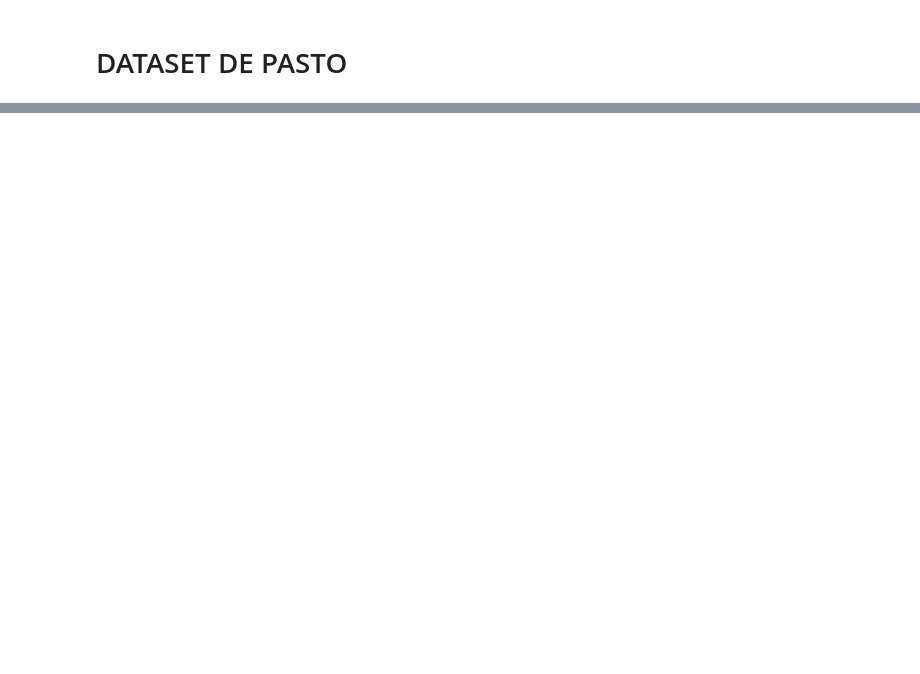
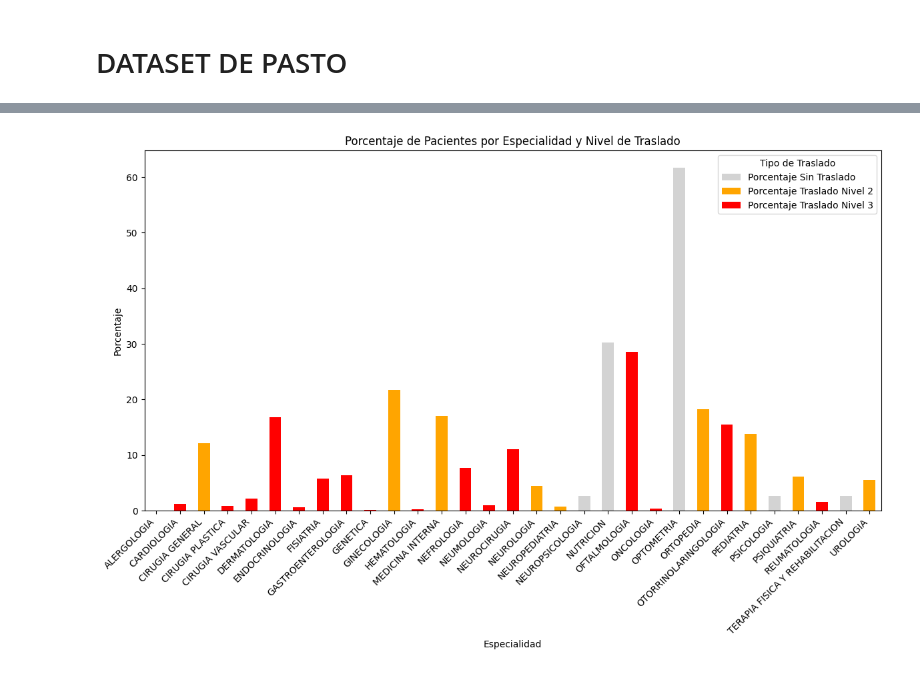
Before and after one commit to aisaza609/Interoperabilidad_Historias_clinicas, a Jupyter notebook: Analisis_Decriptivo_de_Traslados_en_los_Hospitales.ipynb, the cells around one changed output, grey strips where cells are left out. Saved outputs shown, nothing was run; the diff lists cells and outputs as text; code cells hidden in the pictures; blank space fills up the shorter version.

```diff
--- a/Analisis_Decriptivo_de_Traslados_en_los_Hospitales.ipynb
+++ b/Analisis_Decriptivo_de_Traslados_en_los_Hospitales.ipynb
@@ -407,20 +602,42 @@ print(traslados_por_especialidad)
-# %%
-import pandas as pd
-
-# Calcular el total de pacientes por especialidad
-traslados_por_especialidad_total = df_pasto.groupby('Objeto_Remision').size()
-traslados_por_especialidad = df_pasto.groupby(['Objeto_Remision', 'Traslado']).size().unstack(fill_value=0)
-
-# Calcular los porcentajes de traslados por especialidad
-traslados_por_especialidad['Total Pacientes'] = traslados_por_especialidad_total
-traslados_por_especialidad['Porcentaje Sin Traslado'] = (traslados_por_especialidad[0] / traslados_por_especialidad['Total Pacientes']) * 100
-traslados_por_especialidad['Porcentaje Traslado Nivel 2'] = (traslados_por_especialidad[1] / traslados_por_especialidad['Total Pacientes']) * 100
-traslados_por_especialidad['Porcentaje Traslado Nivel 3'] = (traslados_por_especialidad[2] / traslados_por_especialidad['Total Pacientes']) * 100
-
-# Seleccionar y organizar las columnas relevantes para la tabla final
-tabla_traslados = traslados_por_especialidad[['Total Pacientes', 'Porcentaje Sin Traslado', 'Porcentaje Traslado Nivel 2', 'Porcentaje Traslado Nivel 3']]
-tabla_traslados.reset_index(inplace=True)
-
-# Mostrar la tabla final
-print("Tabla de Porcentajes de Traslados por Especialidad:")
-print(tabla_traslados)
+# %%
+import matplotlib.pyplot as plt
+
+# Calculamos el total de pacientes en cada categoría de traslado
+total_sin_traslado = traslados_por_especialidad[0].sum()
+total_traslados_nivel_2 = traslados_por_especialidad[1].sum()
+total_traslados_nivel_3 = traslados_por_especialidad[2].sum()
+
+# Evitamos divisiones por cero
+if total_sin_traslado > 0:
+    traslados_por_especialidad['Porcentaje Sin Traslado'] = (traslados_por_especialidad[0] / total_sin_traslado) * 100
+else:
+    traslados_por_especialidad['Porcentaje Sin Traslado'] = 0
+
+if total_traslados_nivel_2 > 0:
+    traslados_por_especialidad['Porcentaje Traslado Nivel 2'] = (traslados_por_especialidad[1] / total_traslados_nivel_2) * 100
+else:
+    traslados_por_especialidad['Porcentaje Traslado Nivel 2'] = 0
+
+if total_traslados_nivel_3 > 0:
+    traslados_por_especialidad['Porcentaje Traslado Nivel 3'] = (traslados_por_especialidad[2] / total_traslados_nivel_3) * 100
+else:
+    traslados_por_especialidad['Porcentaje Traslado Nivel 3'] = 0
+
+# Seleccionamos las columnas necesarias y preparamos los datos para la gráfica
+tabla_traslados = traslados_por_especialidad[['Porcentaje Sin Traslado', 'Porcentaje Traslado Nivel 2', 'Porcentaje Traslado Nivel 3']]
+tabla_traslados.reset_index(inplace=True)
+
+# Graficamos los porcentajes de cada especialidad para cada tipo de traslado
+tabla_traslados.set_index('Objeto_Remision', inplace=True)
+tabla_traslados.plot(kind='bar', stacked=True, figsize=(12, 8), color=['lightgray', 'orange', 'red'])
+
+# Configuramos los detalles del gráfico
+plt.title('Porcentaje de Pacientes por Especialidad y Nivel de Traslado')
+plt.xlabel('Especialidad')
+plt.ylabel('Porcentaje')
+plt.legend(title='Tipo de Traslado')
+plt.xticks(rotation=45, ha='right')
+plt.tight_layout()
+plt.show()
+# %% [output]
+[figure, added]
```
Also changed, not shown: parts of 45 cells of this notebook.
